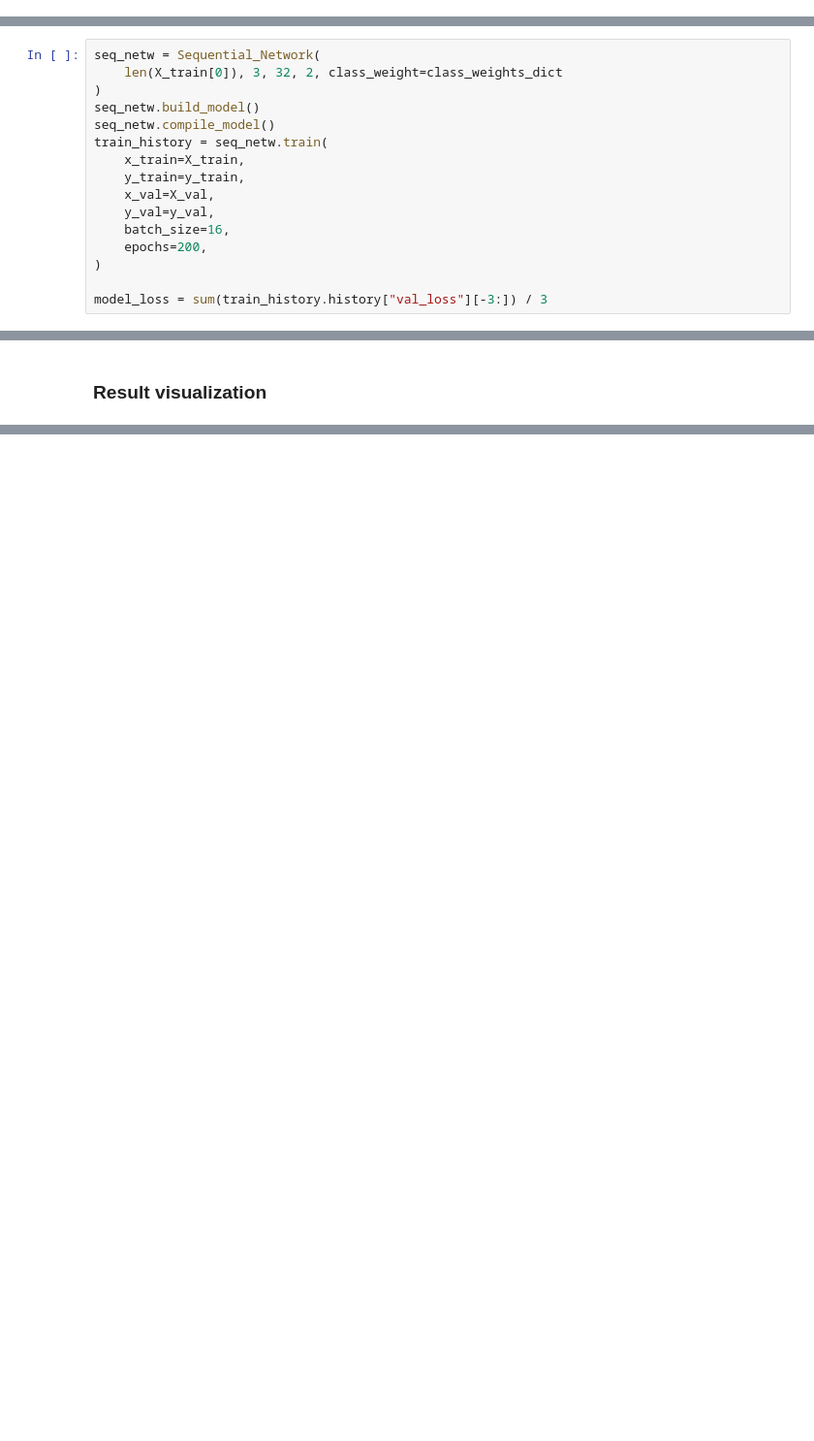
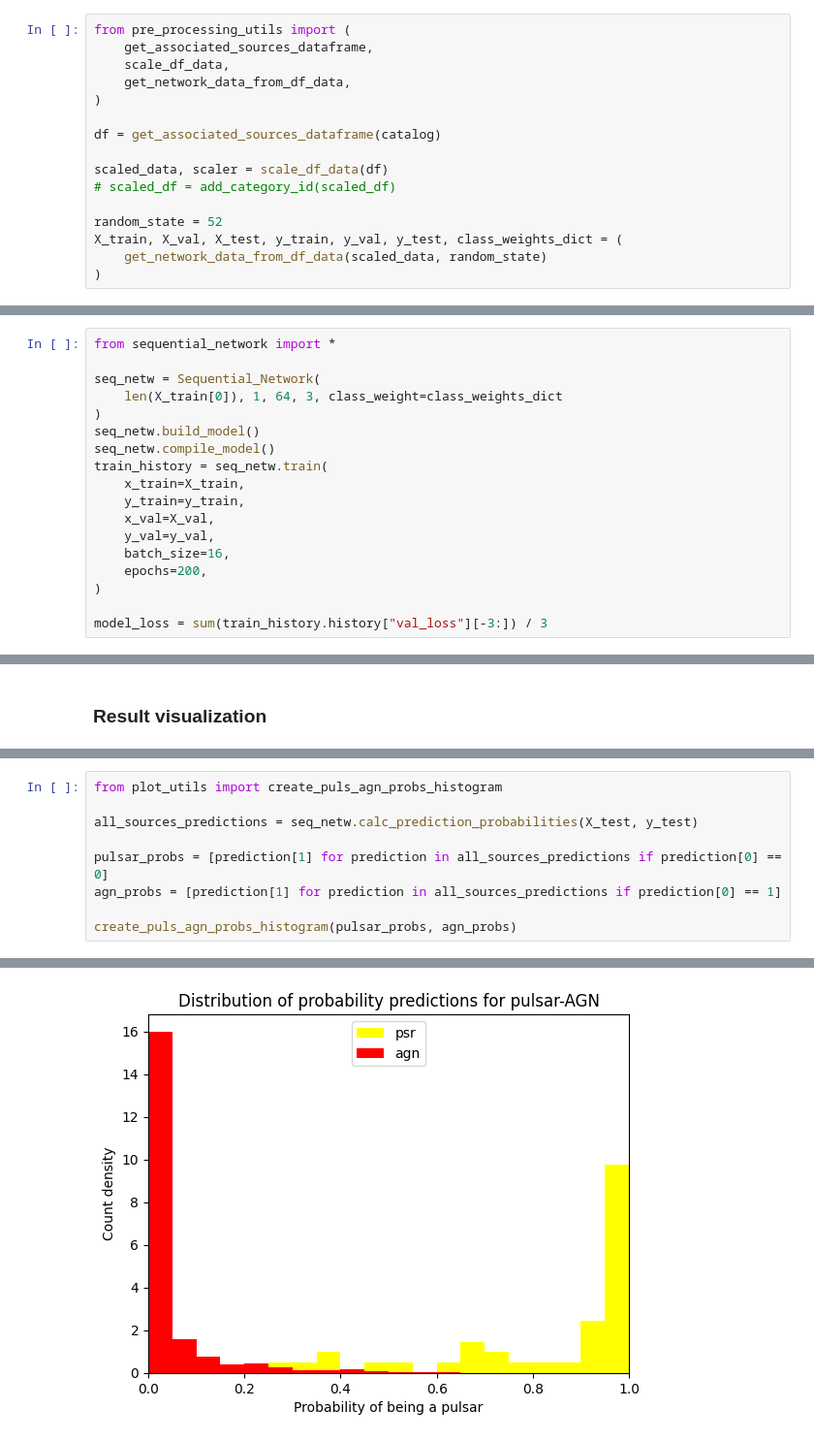
Before and after one commit to tomgiova97/fermi-sources-classification, a Jupyter notebook: main.ipynb, the cells around one changed output, grey strips where cells are left out. Shown at 97% size. Drawn from its saved outputs; the diff is of its cells as text; blank space fills up the shorter version.

Commit message:
- Completed Neural network analysis - Added README file - Added complete thesis PDF file

```diff
--- a/main.ipynb
+++ b/main.ipynb
@@ -32,0 +25,16 @@ X_train, X_val, X_test, y_train, y_val, y_test, class_weights_dict = (
+# %%
+from pre_processing_utils import (
+    get_associated_sources_dataframe,
+    scale_df_data,
+    get_network_data_from_df_data,
+)
+
+df = get_associated_sources_dataframe(catalog)
+
+scaled_data, scaler = scale_df_data(df)
+# scaled_df = add_category_id(scaled_df)
+
+random_state = 52
+X_train, X_val, X_test, y_train, y_val, y_test, class_weights_dict = (
+    get_network_data_from_df_data(scaled_data, random_state)
+)
@@ -57,8 +67,10 @@ print(netw_opt_params)
 # %% [markdown]
 ### Re-train on optimal parameter
 # %%
+from sequential_network import *
+
 seq_netw = Sequential_Network(
-    len(X_train[0]), 3, 32, 2, class_weight=class_weights_dict
+    len(X_train[0]), 1, 64, 3, class_weight=class_weights_dict
 )
 seq_netw.build_model()
 seq_netw.compile_model()
@@ -87,0 +135,10 @@ print(y_train)
+# %%
+from plot_utils import create_puls_agn_probs_histogram
+
+all_sources_predictions = seq_netw.calc_prediction_probabilities(X_test, y_test)
+
+pulsar_probs = [prediction[1] for prediction in all_sources_predictions if prediction[0] == 0]
+agn_probs = [prediction[1] for prediction in all_sources_predictions if prediction[0] == 1]
+
+create_puls_agn_probs_histogram(pulsar_probs, agn_probs)
+# %% [output]
@@ -87,0 +146 @@ print(y_train)
+[figure, added]
```
Also changed, not shown: parts of 15 cells of this notebook, 6 other files.
